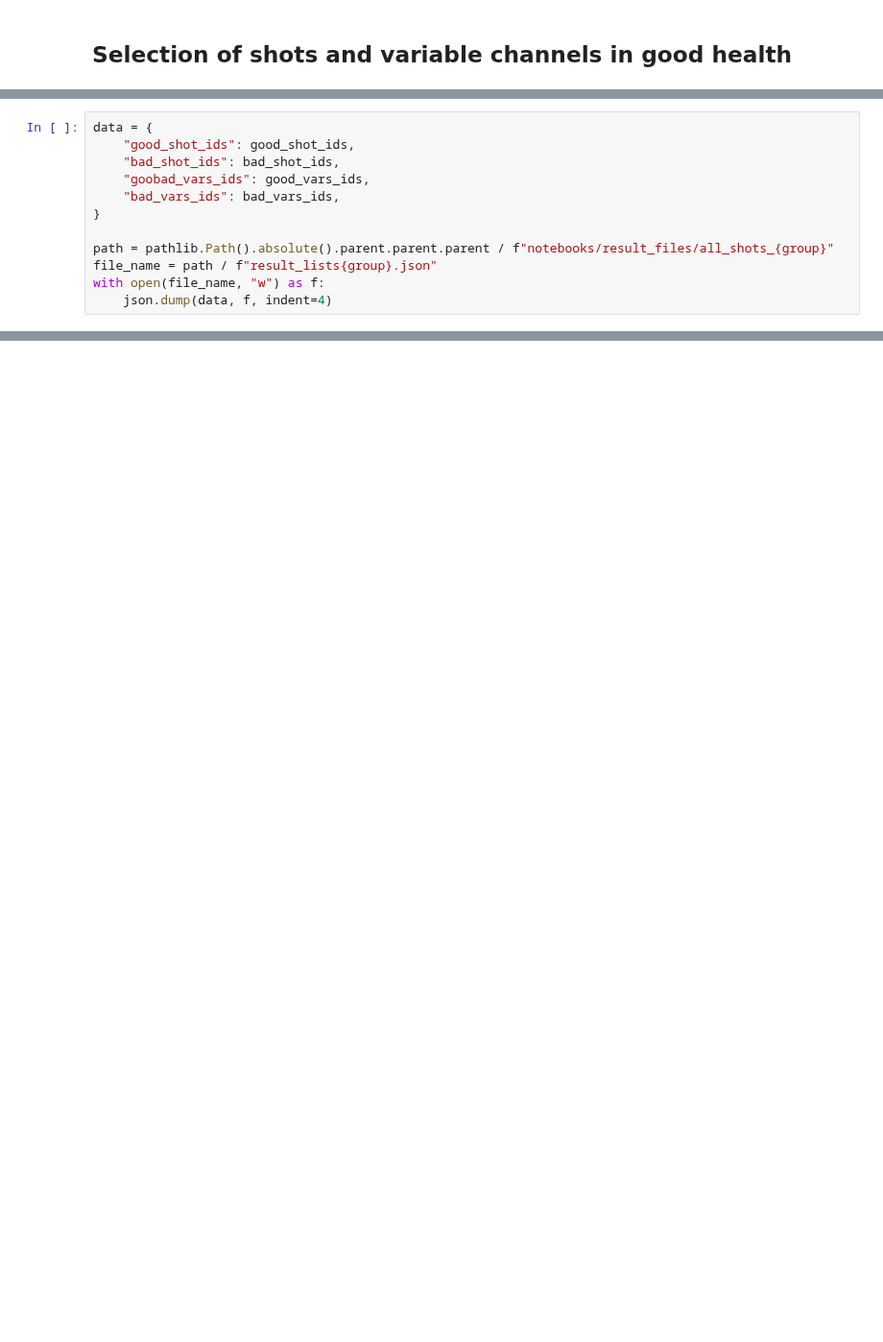
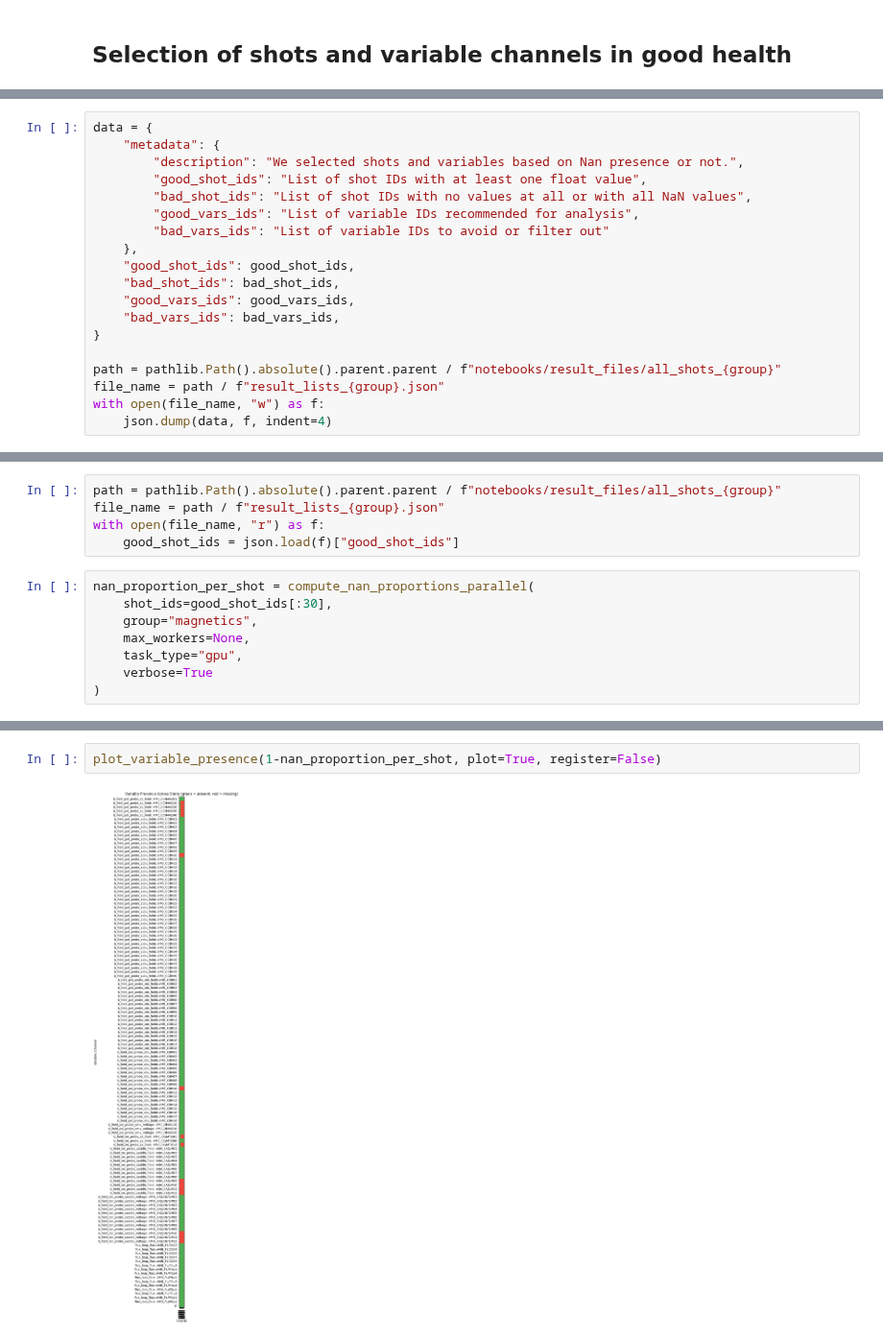
Before and after one commit to LouisBrusset/ITER-magnetics-diagnostic-analysis, a Jupyter notebook: notebooks/exploration/mast_shots_choice.ipynb, the cells around one changed output, grey strips where cells are left out. Shown at 96% size. Drawn from its saved outputs; the diff is of its cells as text; blank space fills up the shorter version.

```diff
--- a/notebooks/exploration/mast_shots_choice.ipynb
+++ b/notebooks/exploration/mast_shots_choice.ipynb
@@ -355,12 +390,19 @@ print("Bad shot IDs:", bad_shot_ids[:25])
 # %%
 data = {
+    "metadata": {
+        "description": "We selected shots and variables based on Nan presence or not.",
+        "good_shot_ids": "List of shot IDs with at least one float value",
+        "bad_shot_ids": "List of shot IDs with no values at all or with all NaN values",
+        "good_vars_ids": "List of variable IDs recommended for analysis",
+        "bad_vars_ids": "List of variable IDs to avoid or filter out"
+    },
     "good_shot_ids": good_shot_ids,
     "bad_shot_ids": bad_shot_ids,
-    "goobad_vars_ids": good_vars_ids,
+    "good_vars_ids": good_vars_ids,
     "bad_vars_ids": bad_vars_ids,
 }
 
-path = pathlib.Path().absolute().parent.parent.parent / f"notebooks/result_files/all_shots_{group}"
-file_name = path / f"result_lists{group}.json"
+path = pathlib.Path().absolute().parent.parent / f"notebooks/result_files/all_shots_{group}"
+file_name = path / f"result_lists_{group}.json"
 with open(file_name, "w") as f:
     json.dump(data, f, indent=4)
@@ -366,0 +558,13 @@ with open(file_name, "w") as f:
+# %%
+path = pathlib.Path().absolute().parent.parent / f"notebooks/result_files/all_shots_{group}"
+file_name = path / f"result_lists_{group}.json"
+with open(file_name, "r") as f:
+    good_shot_ids = json.load(f)["good_shot_ids"]
+# %%
+nan_proportion_per_shot = compute_nan_proportions_parallel(
+    shot_ids=good_shot_ids[:30],
+    group="magnetics",
+    max_workers=None,
+    task_type="gpu",
+    verbose=True
+)
@@ -366,0 +577,4 @@ with open(file_name, "w") as f:
+# %%
+plot_variable_presence(1-nan_proportion_per_shot, plot=True, register=False)
+# %% [output]
+[figure, added]
```
Also changed, not shown: parts of 20 cells of this notebook, 10 other files.
